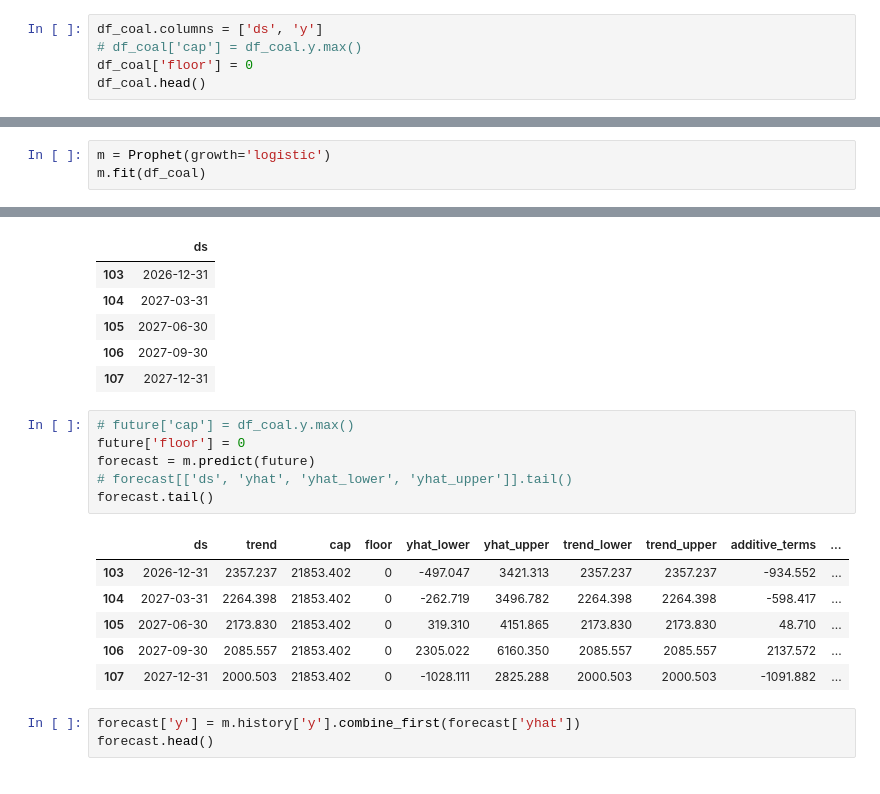
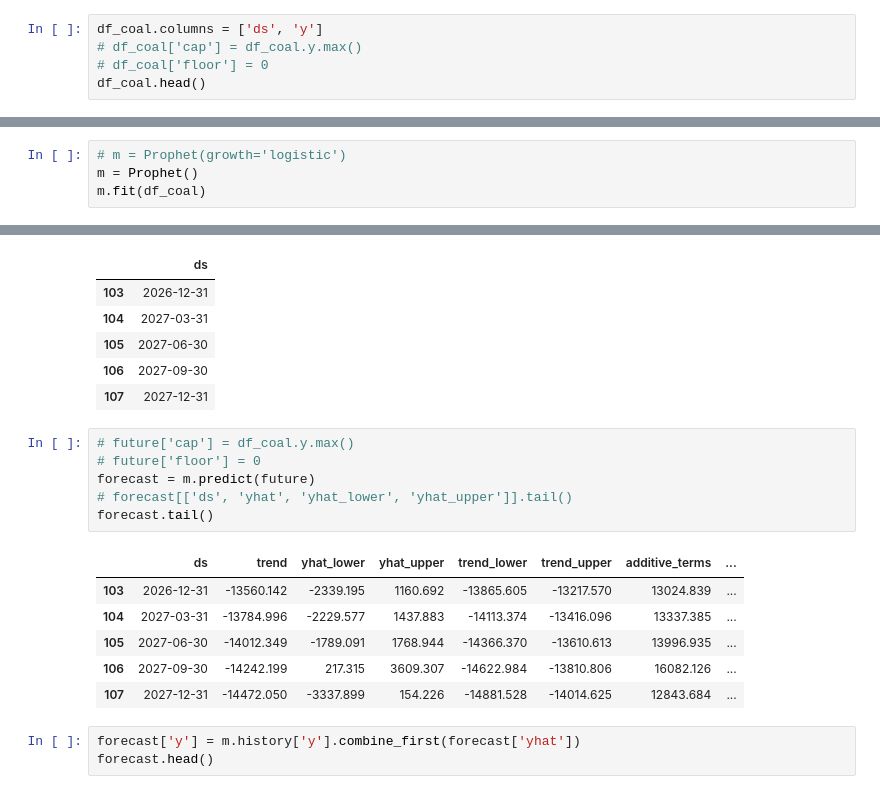
Before and after one commit to devanshmalik/emissions-oracle, a Jupyter notebook: notebooks/0.5-create-base-models-and-forecasts.ipynb, the cells around one changed output, grey strips where cells are left out. Cells and saved outputs as stored; diff of their text form.

```diff
--- a/notebooks/0.5-create-base-models-and-forecasts.ipynb
+++ b/notebooks/0.5-create-base-models-and-forecasts.ipynb
@@ -87,6 +87,6 @@ df_all_fuels.head()
 # %%
 df_coal.columns = ['ds', 'y']
 # df_coal['cap'] = df_coal.y.max()
-df_coal['floor'] = 0
+# df_coal['floor'] = 0
 df_coal.head()
 # %% [output]
@@ -99,4 +99,5 @@ df_coal.head()
 # %%
-m = Prophet(growth='logistic')
+# m = Prophet(growth='logistic')
+m = Prophet()
 m.fit(df_coal)
 # %% [output]
@@ -113,17 +148,17 @@ future.tail()
 | 107 | 2027-12-31 |
 # %%
 # future['cap'] = df_coal.y.max()
-future['floor'] = 0
+# future['floor'] = 0
 forecast = m.predict(future)
 # forecast[['ds', 'yhat', 'yhat_lower', 'yhat_upper']].tail()
 forecast.tail()
 # %% [output]
-|  | ds | trend | cap | floor | yhat_lower | yhat_upper | trend_lower | trend_upper | additive_terms | ... |
-| 103 | 2026-12-31 | 2357.237 | 21853.402 | 0 | -497.047 | 3421.313 | 2357.237 | 2357.237 | -934.552 | ... |
-| 104 | 2027-03-31 | 2264.398 | 21853.402 | 0 | -262.719 | 3496.782 | 2264.398 | 2264.398 | -598.417 | ... |
-| 105 | 2027-06-30 | 2173.830 | 21853.402 | 0 | 319.310 | 4151.865 | 2173.830 | 2173.830 | 48.710 | ... |
-| 106 | 2027-09-30 | 2085.557 | 21853.402 | 0 | 2305.022 | 6160.350 | 2085.557 | 2085.557 | 2137.572 | ... |
-| 107 | 2027-12-31 | 2000.503 | 21853.402 | 0 | -1028.111 | 2825.288 | 2000.503 | 2000.503 | -1091.882 | ... |
+|  | ds | trend | yhat_lower | yhat_upper | trend_lower | trend_upper | additive_terms | ... |
+| 103 | 2026-12-31 | -13560.142 | -2339.195 | 1160.692 | -13865.605 | -13217.570 | 13024.839 | ... |
+| 104 | 2027-03-31 | -13784.996 | -2229.577 | 1437.883 | -14113.374 | -13416.096 | 13337.385 | ... |
+| 105 | 2027-06-30 | -14012.349 | -1789.091 | 1768.944 | -14366.370 | -13610.613 | 13996.935 | ... |
+| 106 | 2027-09-30 | -14242.199 | 217.315 | 3609.307 | -14622.984 | -13810.806 | 16082.126 | ... |
+| 107 | 2027-12-31 | -14472.050 | -3337.899 | 154.226 | -14881.528 | -14014.625 | 12843.684 | ... |
 # %%
 forecast['y'] = m.history['y'].combine_first(forecast['yhat'])
 forecast.head()
```
Also changed, not shown: parts of 4 cells of this notebook, 7 other files.
